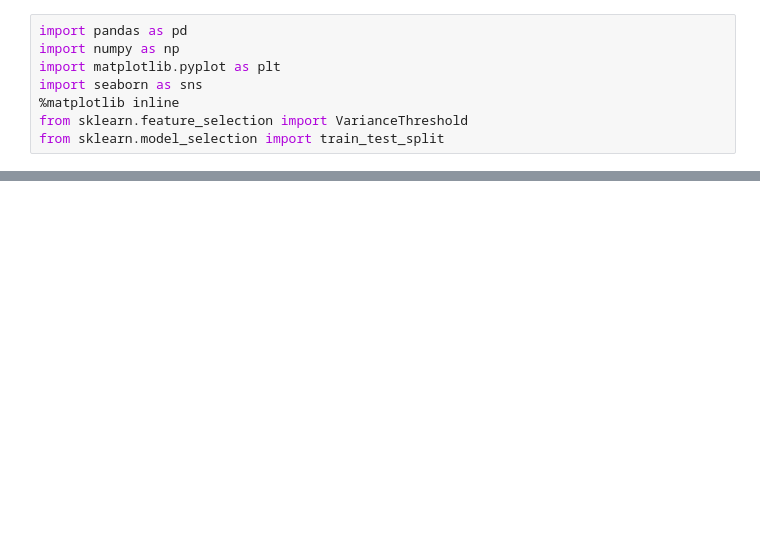
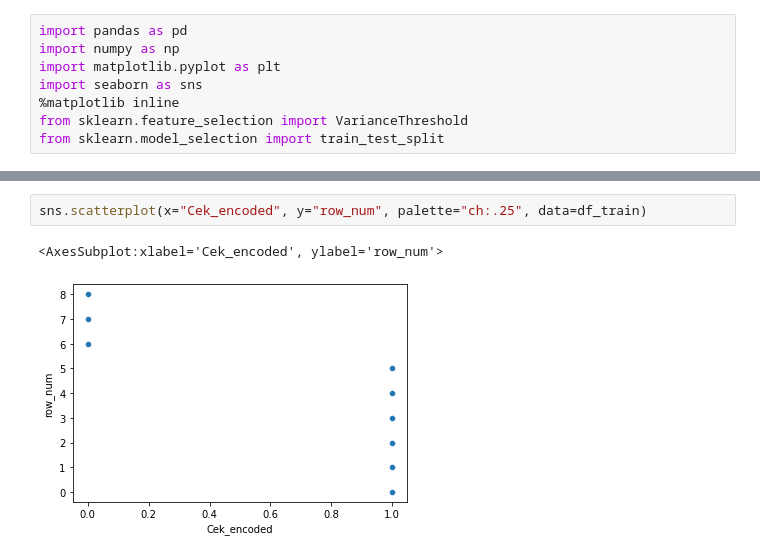
Before and after one commit to Simreeta11/Ospf_atttack_predictor, a Jupyter notebook: Project.ipynb, the cells around one changed output, grey strips where cells are left out. Saved outputs shown, nothing was run; the diff lists cells and outputs as text; blank space fills up the shorter version.

```diff
--- a/Project.ipynb
+++ b/Project.ipynb
@@ -129,0 +564,5 @@ Shape after clearing (6, 48)
+# %%
+sns.scatterplot(x="Cek_encoded", y="row_num", palette="ch:.25", data=df_train)
+# %% [output]
+<AxesSubplot:xlabel='Cek_encoded', ylabel='row_num'>
+[figure, added]
```
Also changed, not shown: parts of 87 cells of this notebook.
